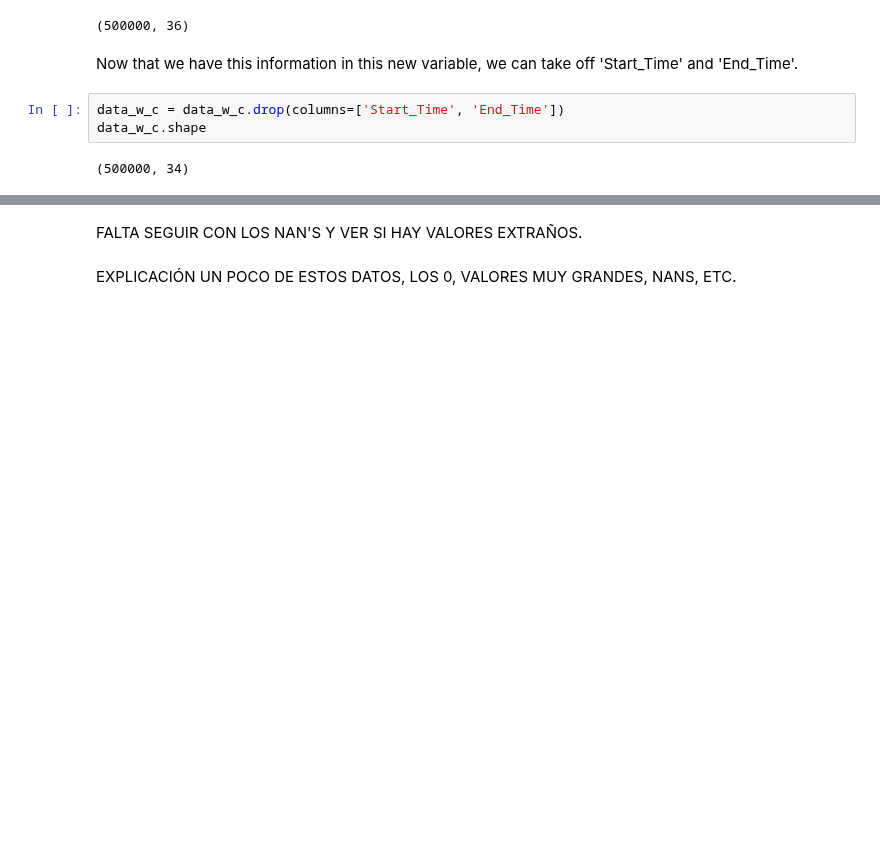
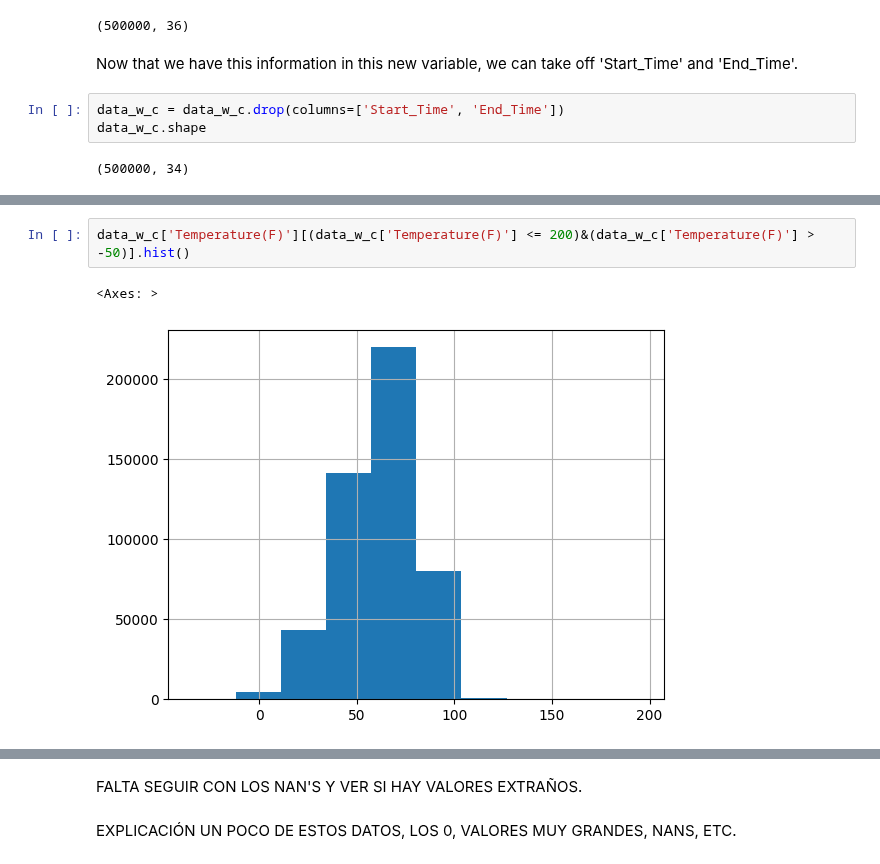
Before and after one commit to pol-resina/US-Accidents, a Jupyter notebook: notebooks/data_visualisation.ipynb, the cells around one changed output, grey strips where cells are left out. Cells and saved outputs as stored; diff of their text form; blank space fills up the shorter version.

```diff
--- a/notebooks/data_visualisation.ipynb
+++ b/notebooks/data_visualisation.ipynb
@@ -91,0 +160,5 @@ data_w_c.shape
+# %%
+data_w_c['Temperature(F)'][(data_w_c['Temperature(F)'] <= 200)&(data_w_c['Temperature(F)'] > -50)].hist()
+# %% [output]
+<Axes: >
+[figure, added]
```
Also changed, not shown: parts of 35 cells of this notebook.
